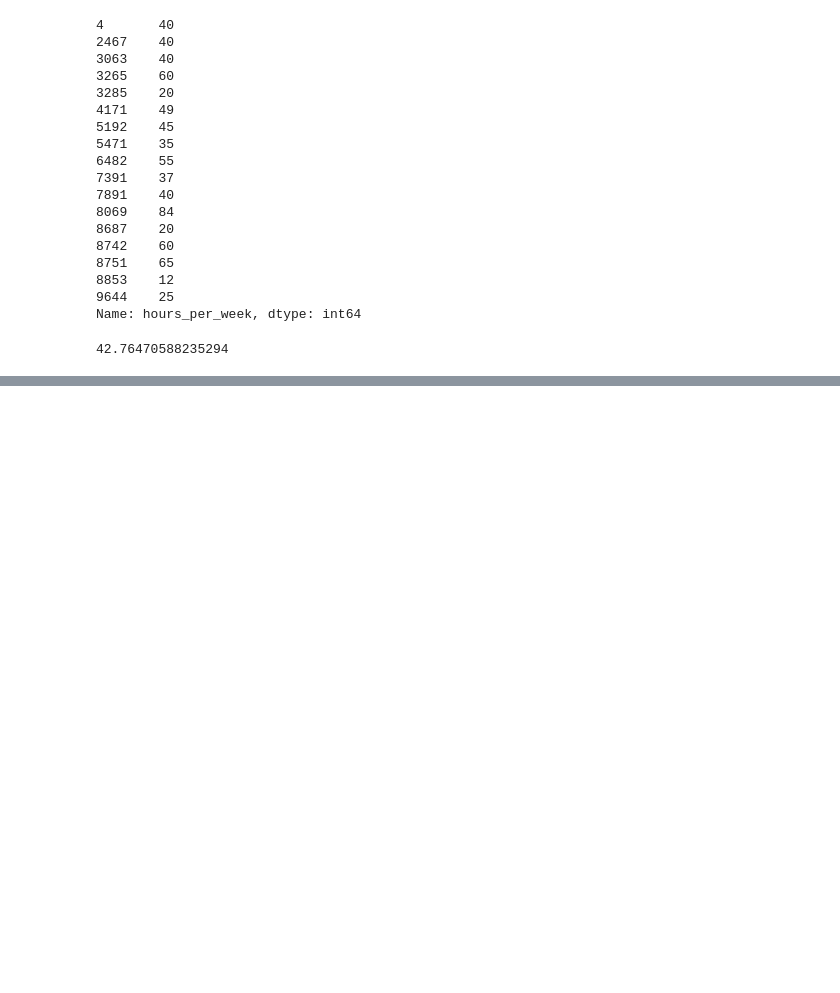
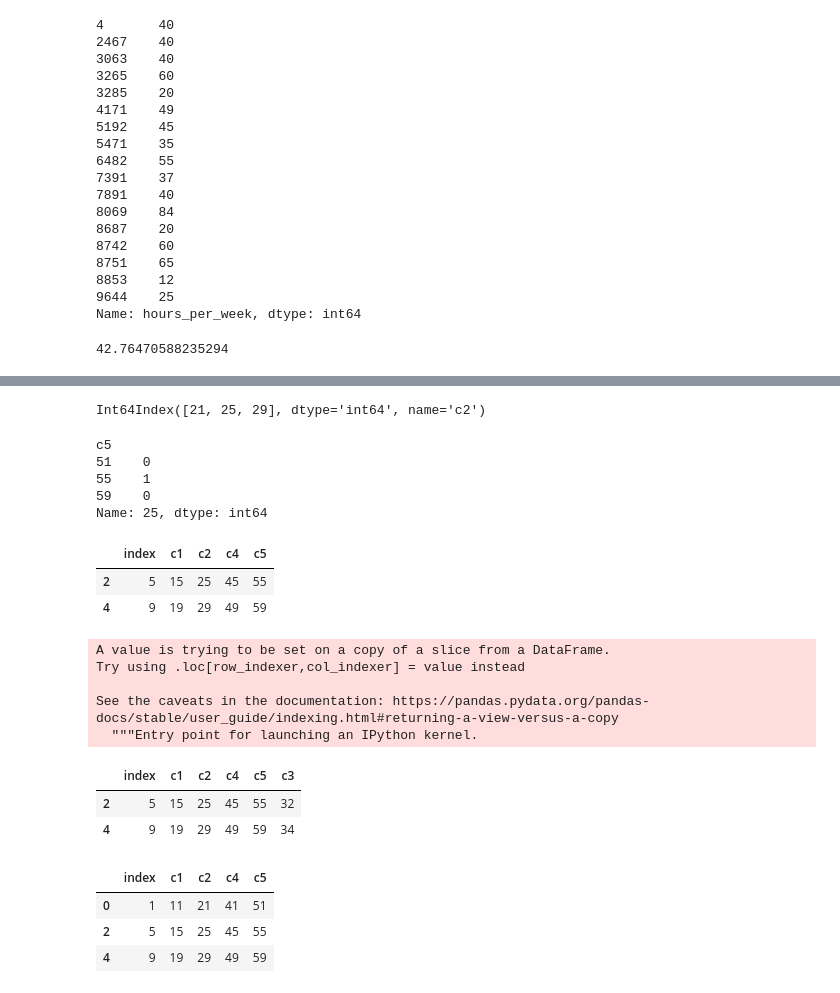
Before and after one commit to atzzom/datasc, a Jupyter notebook: indexing.ipynb, the cells around one changed output, grey strips where cells are left out. Drawn from its saved outputs; the diff is of its cells as text; code cells hidden in the pictures; blank space fills up the shorter version.

```diff
--- a/indexing.ipynb
+++ b/indexing.ipynb
@@ -182,0 +238,2 @@ nan
+# %%
+ind = c.iloc[::2]
@@ -182,0 +256,12 @@ nan
+# %%
+cross.index
+# %% [output]
+Int64Index([21, 25, 29], dtype='int64', name='c2')
+# %%
+cross.loc[25]
+# %% [output]
+c5
+51    0
+55    1
+59    0
+Name: 25, dtype: int64
@@ -182,0 +270,27 @@ nan
+# %%
+ind_51
+# %% [output]
+|  | index | c1 | c2 | c4 | c5 |
+| 2 | 5 | 15 | 25 | 45 | 55 |
+| 4 | 9 | 19 | 29 | 49 | 59 |
+# %%
+ind_51['c3'] = C['c3'][ind_51.index]
+# %% [output]
+A value is trying to be set on a copy of a slice from a DataFrame.
+Try using .loc[row_indexer,col_indexer] = value instead
+
+See the caveats in the documentation: https://pandas.pydata.org/pandas-docs/stable/user_guide/indexing.html#returning-a-view-versus-a-copy
+  """Entry point for launching an IPython kernel.
+# %%
+ind_51
+# %% [output]
+|  | index | c1 | c2 | c4 | c5 | c3 |
+| 2 | 5 | 15 | 25 | 45 | 55 | 32 |
+| 4 | 9 | 19 | 29 | 49 | 59 | 34 |
+# %%
+ind
+# %% [output]
+|  | index | c1 | c2 | c4 | c5 |
+| 0 | 1 | 11 | 21 | 41 | 51 |
+| 2 | 5 | 15 | 25 | 45 | 55 |
+| 4 | 9 | 19 | 29 | 49 | 59 |
```
Also changed, not shown: parts of 15 cells of this notebook, 2 other files.
